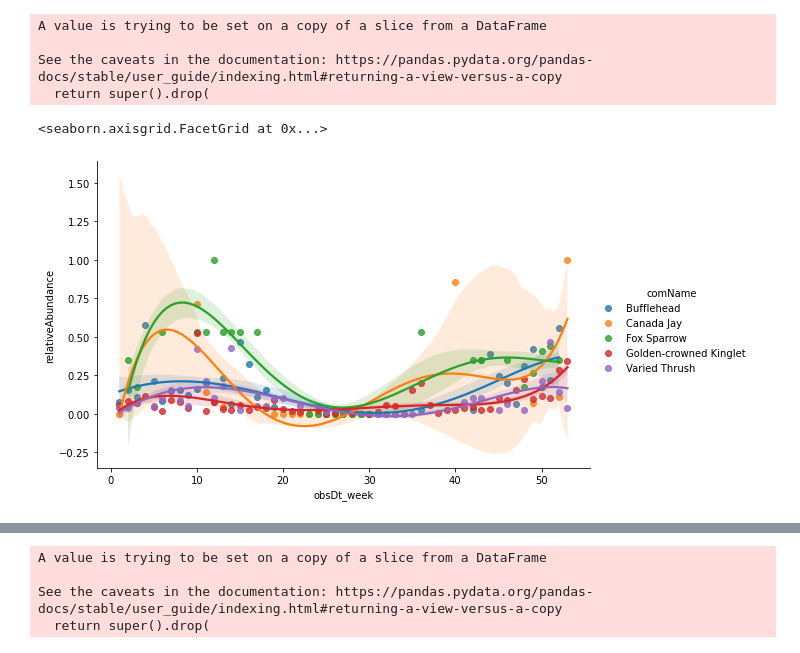
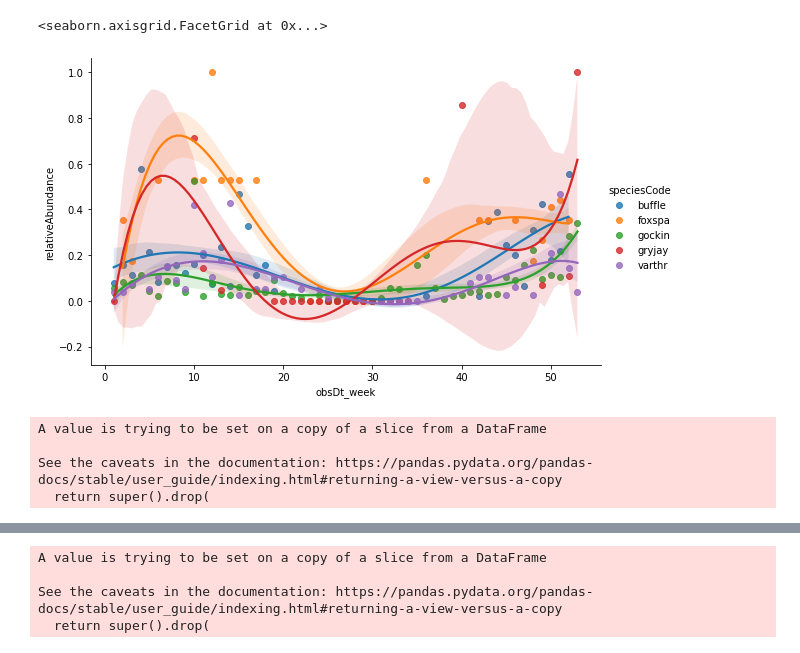
Before and after one commit to Tanag3r/trailheadDirect_birds, a Jupyter notebook: trailheadHabitat_analysis.ipynb, the cells around one changed output, grey strips where cells are left out. Cells and saved outputs as stored; diff of their text form; code cells hidden in the pictures.

```diff
--- a/trailheadHabitat_analysis.ipynb
+++ b/trailheadHabitat_analysis.ipynb
@@ -22,11 +22,11 @@ def connectDB():
         raise UserWarning(f'Unable to connect to database due to: {cnxError}')
     return cnx
 # %%
-def stopQualityMask(comName: str,closestStop: str):
+def stopQualityMask(speciesCode: str,closestStop: str):
     cnx = connectDB()
     try:
         gap = dt.date.today().year-2018
-        query = f'SELECT COUNT(DISTINCT(year)) as "frq" FROM coefficients_bySpecies WHERE comName = "{comName}" AND closestStop = "{closestStop}"'
+        query = f'SELECT COUNT(DISTINCT(year)) as "frq" FROM coefficients_bySpecies WHERE speciesCode = "{speciesCode}" AND closestStop = "{closestStop}"'
         coeficients = pd.read_sql(query,con=cnx)
         coeficients['frq'] = coeficients.apply(lambda g: (g.frq/gap),axis=1)
     except Exception as maskExc:
@@ -57,43 +57,43 @@ def weeklyAbundance():
 # %%
 ##TODO #82 write a function that returns a dataframe of the annual relative abundance for a given list of birds
 ##TODO #84 add StopName as an optional argument for the function wklyAbd_setSpecies()
-
+##TODO #86 replace comName with speciesCode in all functions
 def wklyAbd_setSpecies(speciesList: list):
     cnx=connectDB()
     try:
         querySpecies = ",".join(speciesList)
         ##todo #83 write an exception to convert non-string speciesList values to strings that returns the db.error if the strings do not represent columns
-        query = f'SELECT comName,FX.locId,StopName,obsDt,howMany FROM historicObservations AS FX  LEFT JOIN closestStop on FX.locId = closestStop.locId WHERE (SELECT count(distinct(subId)) FROM historicObservations AS QA WHERE QA.comName = FX.comName) > 2 AND FX.comName in ({querySpecies});'
+        query = f'SELECT speciesCode,FX.locId,StopName,obsDt,howMany FROM historicObservations AS FX  LEFT JOIN closestStop on FX.locId = closestStop.locId WHERE (SELECT count(distinct(subId)) FROM historicObservations AS QA WHERE QA.comName = FX.comName) > 2 AND FX.comName in ({querySpecies});'
         obsData = pd.read_sql(query,con=cnx,parse_dates=['obsDt'])
         obsData = obsData.assign(obsDt_week=obsData.obsDt.dt.isocalendar().week)
         obsData['howMany'].fillna(1,inplace=True)
-        obsData = obsData.groupby(['comName','StopName','obsDt_week'])['howMany'].mean().reset_index()
-        maxCount = obsData.groupby(['comName'])['howMany'].max()
+        obsData = obsData.groupby(['speciesCode','StopName','obsDt_week'])['howMany'].mean().reset_index()
+        maxCount = obsData.groupby(['speciesCode'])['howMany'].max()
         #derive relative abundance
-        obsData['relativeAbundance'] = obsData.apply(lambda x: (x.howMany/(maxCount[x.comName])),axis=1)  #baseline
-        obsData['relativeAbundance'] = obsData.apply(lambda f: stopQualityMask(f.comName,f.StopName)*f.relativeAbundance,axis=1)  #apply frequency mask
-        maxAbd = obsData.groupby(['comName'])['relativeAbundance'].max() #max abundance value by species
-        minAbd = obsData.groupby(['comName'])['relativeAbundance'].min()   #min abundance value by species
-        obsData['relativeAbundance'] = obsData.apply(lambda n: ((n.relativeAbundance-minAbd[n.comName])/(maxAbd[n.comName]-minAbd[n.comName])),axis=1)  #min-max normalize
+        obsData['relativeAbundance'] = obsData.apply(lambda x: (x.howMany/(maxCount[x.speciesCode])),axis=1)  #baseline
+        obsData['relativeAbundance'] = obsData.apply(lambda f: stopQualityMask(f.speciesCode,f.StopName)*f.relativeAbundance,axis=1)  #apply frequency mask
+        maxAbd = obsData.groupby(['speciesCode'])['relativeAbundance'].max() #max abundance value by species
+        minAbd = obsData.groupby(['speciesCode'])['relativeAbundance'].min()   #min abundance value by species
+        obsData['relativeAbundance'] = obsData.apply(lambda n: ((n.relativeAbundance-minAbd[n.speciesCode])/(maxAbd[n.speciesCode]-minAbd[n.speciesCode])),axis=1)  #min-max normalize
         #apply absence smoothing mask
         list = []
-        obsData = obsData.groupby(['comName','obsDt_week'])['relativeAbundance'].mean().reset_index()
-        speciesKeys = obsData.drop_duplicates(subset=['comName'])
-        for comName in speciesKeys.itertuples():
-            species_obsData = obsData[obsData['comName']==comName.comName]
+        obsData = obsData.groupby(['speciesCode','obsDt_week'])['relativeAbundance'].mean().reset_index()
+        speciesKeys = obsData.drop_duplicates(subset=['speciesCode'])
+        for speciesCode in speciesKeys.itertuples():
+            species_obsData = obsData[obsData['speciesCode']==speciesCode.speciesCode]
             weekMin = (species_obsData['obsDt_week'].min()-8)
             if weekMin <= 0: weekMin = 1
             weekMax = (species_obsData['obsDt_week'].max()+8)
             if weekMax > 53: weekMax = 53
             allweek = pd.DataFrame({'obsDt_week':range(weekMin,weekMax)})
-            species_obsData.drop(columns=['comName'],inplace=True)
+            species_obsData.drop(columns=['speciesCode'],inplace=True)
             species_obsData = pd.merge(left=species_obsData,right=allweek,left_on='obsDt_week',right_on='obsDt_week',how='outer')
             species_obsData.set_index('obsDt_week',inplace=True)
             species_obsData.sort_index(axis='index',ascending=True,inplace=True)
             species_obsData['mask'] = species_obsData['relativeAbundance'].interpolate(method='index',limit=5,limit_direction='both')  #mask, values do not matter
             species_obsData.loc[species_obsData['mask'].isna() == True,'relativeAbundance'] = 0
             species_obsData.reset_index(inplace=True)
-            species_obsData['comName'] = comName.comName
+            species_obsData['speciesCode'] = speciesCode.speciesCode
             list.append(species_obsData)
         weeklySpeciesAbd = pd.DataFrame(pd.concat(list,ignore_index=True))
     except db.DatabaseError as dbExc:
@@ -109,12 +109,15 @@ def wklyAbd_setSpecies(speciesList: list):
 # %%
 ##TODO #85 continue culling, pulling species into SpringSummer, winterSpringSummer abundance models
 #this one works....
 model___winterSpringWinter = wklyAbd_setSpecies(speciesList=['"Fox Sparrow"','"Golden-crowned Kinglet"','"Canada Jay"','"Bufflehead"','"White-throated Sparrow"','"Varied Thrush"'])
-sns.lmplot(data=model___winterSpringWinter,x='obsDt_week',y='relativeAbundance',order=5,ci=65,aspect=1.61,hue='comName')
+sns.lmplot(data=model___winterSpringWinter,x='obsDt_week',y='relativeAbundance',order=5,ci=65,aspect=1.61,hue='speciesCode')
 # %% [output]
-A value is trying to be set on a copy of a slice from a DataFrame
-
-See the caveats in the documentation: https://pandas.pydata.org/pandas-docs/stable/user_guide/indexing.html#returning-a-view-versus-a-copy
-  return super().drop(
+<seaborn.axisgrid.FacetGrid at 0x...>
-<seaborn.axisgrid.FacetGrid at 0x...>
-[figure, old version]
+[figure, new version]
+# %%
+model___springSummer = wklyAbd_setSpecies(speciesList=['"Purple Martin"','"Warbling Vireo"','"Pacific-slope Flycatcher"','"Black-throated Gray Warbler"','"Rufous Hummingbird"'])
+# %% [output]
+A value is trying to be set on a copy of a slice from a DataFrame
+
+See the caveats in the documentation: https://pandas.pydata.org/pandas-docs/stable/user_guide/indexing.html#returning-a-view-versus-a-copy
+  return super().drop(
```
Also changed, not shown: parts of 7 cells of this notebook.
